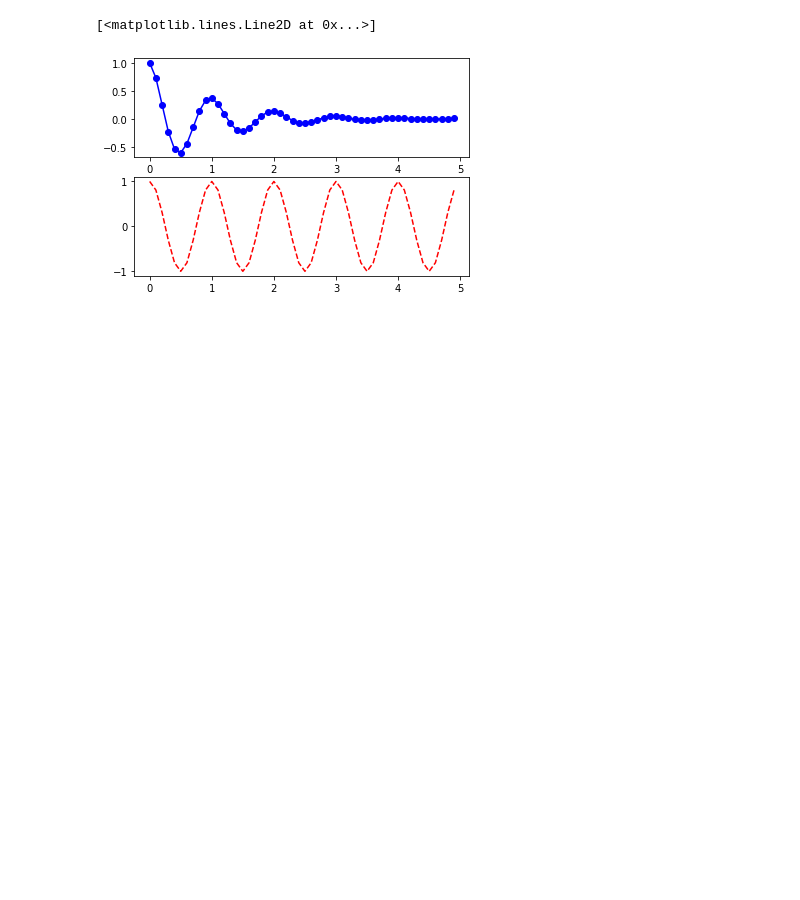
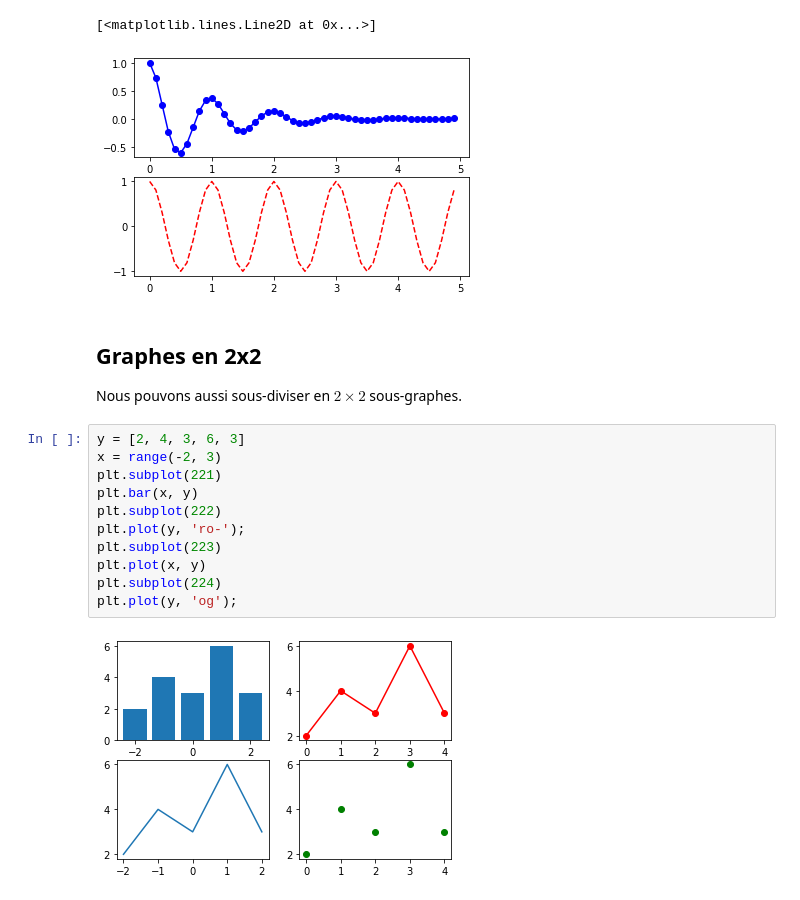
Before and after one commit to rasql/edunum, a Jupyter notebook: doc/plot/subplot.ipynb, the cells around one changed output. Drawn from its saved outputs; the diff is of its cells as text; blank space fills up the shorter version.

```diff
--- a/doc/plot/subplot.ipynb
+++ b/doc/plot/subplot.ipynb
@@ -50,3 +50,20 @@ plt.plot(t, np.cos(2*np.pi*t), 'r--')
 # %% [output]
 [<matplotlib.lines.Line2D at 0x...>]
 [figure]
+# %% [markdown]
+## Graphes en 2x2
+
+Nous pouvons aussi sous-diviser en $2 \times 2$ sous-graphes.
+# %%
+y = [2, 4, 3, 6, 3]
+x = range(-2, 3)
+plt.subplot(221)
+plt.bar(x, y)
+plt.subplot(222)
+plt.plot(y, 'ro-');
+plt.subplot(223)
+plt.plot(x, y)
+plt.subplot(224)
+plt.plot(y, 'og');
+# %% [output]
+[figure, added]
```
Also changed, not shown: parts of 3 cells of this notebook, 8 other files.
